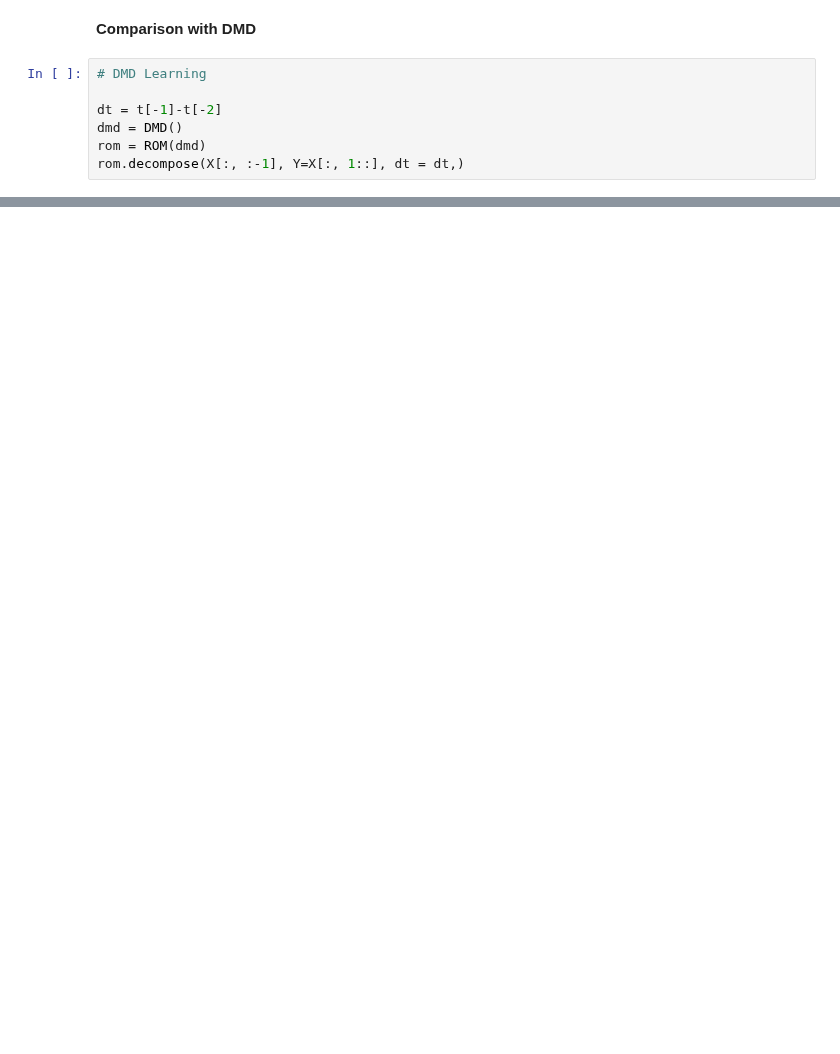
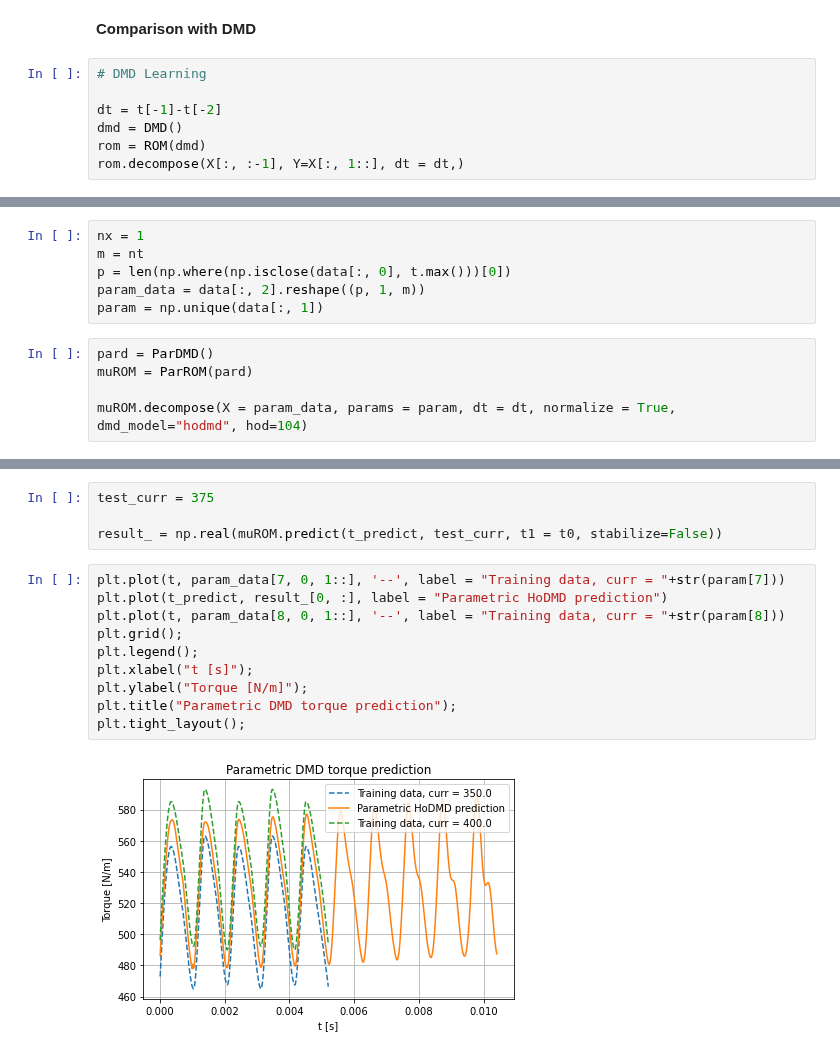
Before and after one commit to azzeddinetiba/ROM_AM, a Jupyter notebook: examples/Motor_torque.ipynb, the cells around one changed output, grey strips where cells are left out. Cells and saved outputs as stored; diff of their text form; blank space fills up the shorter version.

```diff
--- a/examples/Motor_torque.ipynb
+++ b/examples/Motor_torque.ipynb
@@ -127,0 +152,11 @@ plt.tight_layout();
+# %%
+nx = 1
+m = nt
+p = len(np.where(np.isclose(data[:, 0], t.max()))[0])
+param_data = data[:, 2].reshape((p, 1, m))
+param = np.unique(data[:, 1])
+# %%
+pard = ParDMD()
+muROM = ParROM(pard)
+
+muROM.decompose(X = param_data, params = param, dt = dt, normalize = True, dmd_model="hodmd", hod=104)
@@ -127,0 +165,16 @@ plt.tight_layout();
+# %%
+test_curr = 375
+
+result_ = np.real(muROM.predict(t_predict, test_curr, t1 = t0, stabilize=False))
+# %%
+plt.plot(t, param_data[7, 0, 1::], '--', label = "Training data, curr = "+str(param[7]))
+plt.plot(t_predict, result_[0, :], label = "Parametric HoDMD prediction")
+plt.plot(t, param_data[8, 0, 1::], '--', label = "Training data, curr = "+str(param[8]))
+plt.grid();
+plt.legend();
+plt.xlabel("t [s]");
+plt.ylabel("Torque [N/m]");
+plt.title("Parametric DMD torque prediction");
+plt.tight_layout();
+# %% [output]
+[figure, added]
```
Also changed, not shown: parts of 6 cells of this notebook.
